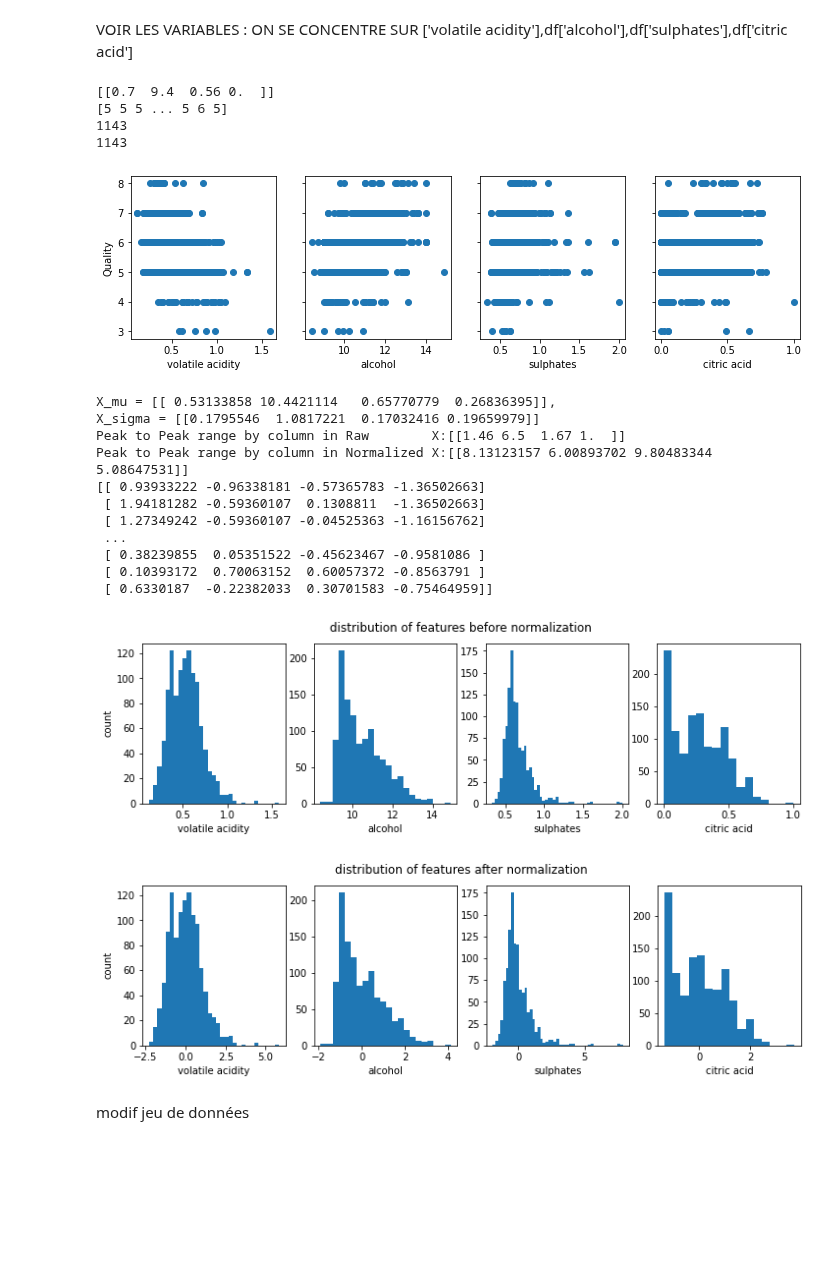
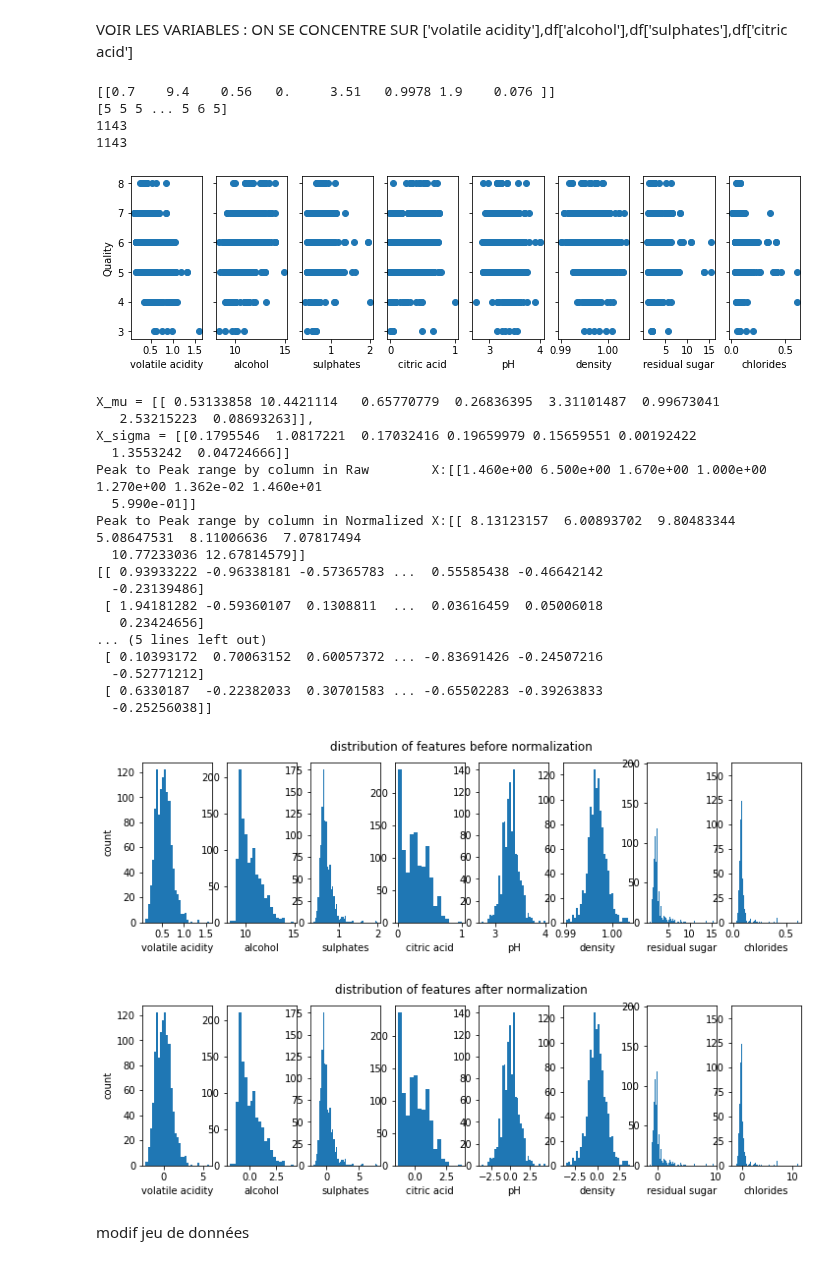
Before and after one commit to HenriS67/wineQualityPrediction, a Jupyter notebook: 7NeuralNetSoftMax.ipynb, the cells around one changed output. Saved outputs shown, nothing was run; the diff lists cells and outputs as text; code cells hidden in the pictures; blank space fills up the shorter version.

```diff
--- a/7NeuralNetSoftMax.ipynb
+++ b/7NeuralNetSoftMax.ipynb
@@ -30,26 +30,27 @@ import matplotlib.pyplot as plt
 # load the dataset
 
 y_train = df['quality']
-X_train= [df['volatile acidity'],df['alcohol'],df['sulphates'],df['citric acid']]
-X_features = ['volatile acidity','alcohol','sulphates','citric acid']
+X_train= [df['volatile acidity'],df['alcohol'],df['sulphates'],df['citric acid'],df['pH'],df['density'],df['residual sugar'],df['chlorides']]
+X_features = ['volatile acidity','alcohol','sulphates','citric acid','pH','density','residual sugar','chlorides']
 X_train=np.transpose(np.asmatrix(X_train))
+nb_feature=len(X_features)
 y_train=np.asarray(y_train)
 print(X_train[:1])
 print(y_train)
 print(len(X_train))
 print(len(y_train))
-fig,ax=plt.subplots(1, 4, figsize=(12, 3), sharey=True)
+fig,ax=plt.subplots(1, nb_feature, figsize=(12, 3), sharey=True)
 for i in range(len(ax)):
     ax[i].scatter([X_train[:,i]],[y_train])
     ax[i].set_xlabel(X_features[i])
 ax[0].set_ylabel("Quality")
 plt.show()
 # %% [output]
-[[0.7  9.4  0.56 0.  ]]
+[[0.7    9.4    0.56   0.     3.51   0.9978 1.9    0.076 ]]
 [5 5 5 ... 5 6 5]
 1143
 1143
-[figure, old version]
+[figure, new version]
 # %%
 def zscore_normalize_features(X):
     mu     = np.mean(X, axis=0)                 # mu will have shape (n,)
@@ -67,37 +68,43 @@ print(f"Peak to Peak range by column in Raw        X:{np.ptp(X_train,axis=0)}")
 print(f"Peak to Peak range by column in Normalized X:{np.ptp(X_norm,axis=0)}")
 print(X_norm)
 # %% [output]
-X_mu = [[ 0.53133858 10.4421114   0.65770779  0.26836395]],
-X_sigma = [[0.1795546  1.0817221  0.17032416 0.19659979]]
-Peak to Peak range by column in Raw        X:[[1.46 6.5  1.67 1.  ]]
-Peak to Peak range by column in Normalized X:[[8.13123157 6.00893702 9.80483344 5.08647531]]
-[[ 0.93933222 -0.96338181 -0.57365783 -1.36502663]
- [ 1.94181282 -0.59360107  0.1308811  -1.36502663]
- [ 1.27349242 -0.59360107 -0.04525363 -1.16156762]
- ...
- [ 0.38239855  0.05351522 -0.45623467 -0.9581086 ]
- [ 0.10393172  0.70063152  0.60057372 -0.8563791 ]
- [ 0.6330187  -0.22382033  0.30701583 -0.75464959]]
+X_mu = [[ 0.53133858 10.4421114   0.65770779  0.26836395  3.31101487  0.99673041
+   2.53215223  0.08693263]],
+X_sigma = [[0.1795546  1.0817221  0.17032416 0.19659979 0.15659551 0.00192422
+  1.3553242  0.04724666]]
+Peak to Peak range by column in Raw        X:[[1.460e+00 6.500e+00 1.670e+00 1.000e+00 1.270e+00 1.362e-02 1.460e+01
+  5.990e-01]]
+Peak to Peak range by column in Normalized X:[[ 8.13123157  6.00893702  9.80483344  5.08647531  8.11006636  7.07817494
+  10.77233036 12.67814579]]
+[[ 0.93933222 -0.96338181 -0.57365783 ...  0.55585438 -0.46642142
+  -0.23139486]
+ [ 1.94181282 -0.59360107  0.1308811  ...  0.03616459  0.05006018
+   0.23424656]
+... (5 lines left out)
+ [ 0.10393172  0.70063152  0.60057372 ... -0.83691426 -0.24507216
+  -0.52771212]
+ [ 0.6330187  -0.22382033  0.30701583 ... -0.65502283 -0.39263833
+  -0.25256038]]
 # %%
-fig,ax=plt.subplots(1, 4, figsize=(12, 3))
+fig,ax=plt.subplots(1, nb_feature, figsize=(12, 3))
 for i in range(len(ax)):
     ax[i].hist(X_train[:,i],bins='auto')
     ax[i].set_xlabel(X_features[i])
 ax[0].set_ylabel("count")
 fig.suptitle("distribution of features before normalization")
 plt.show()
-fig,ax=plt.subplots(1,4,figsize=(12,3))
+fig,ax=plt.subplots(1,nb_feature,figsize=(12,3))
 
 for i in range(len(ax)):
     ax[i].hist(X_norm[:,i],bins='auto')
     ax[i].set_xlabel(X_features[i])
 ax[0].set_ylabel("count");
 fig.suptitle("distribution of features after normalization")
 
 plt.show()
 # %% [output]
-[figure, old version]
+[figure, new version]
-[figure, old version]
+[figure, new version]
 # %% [markdown]
 modif jeu de données
 # %%
```
Also changed, not shown: parts of 13 cells of this notebook.
